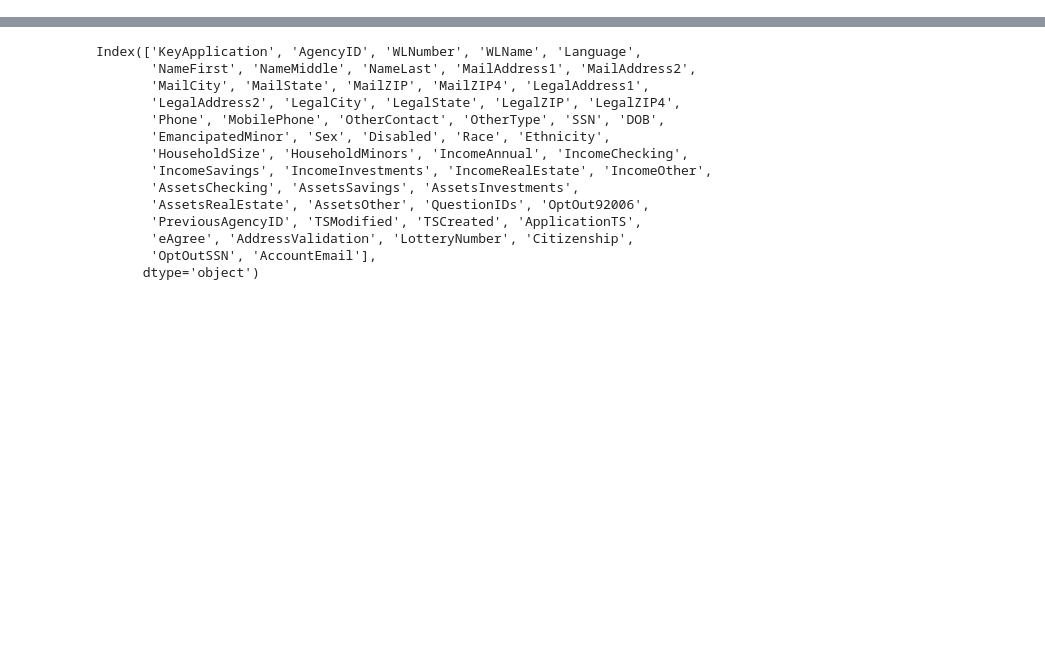
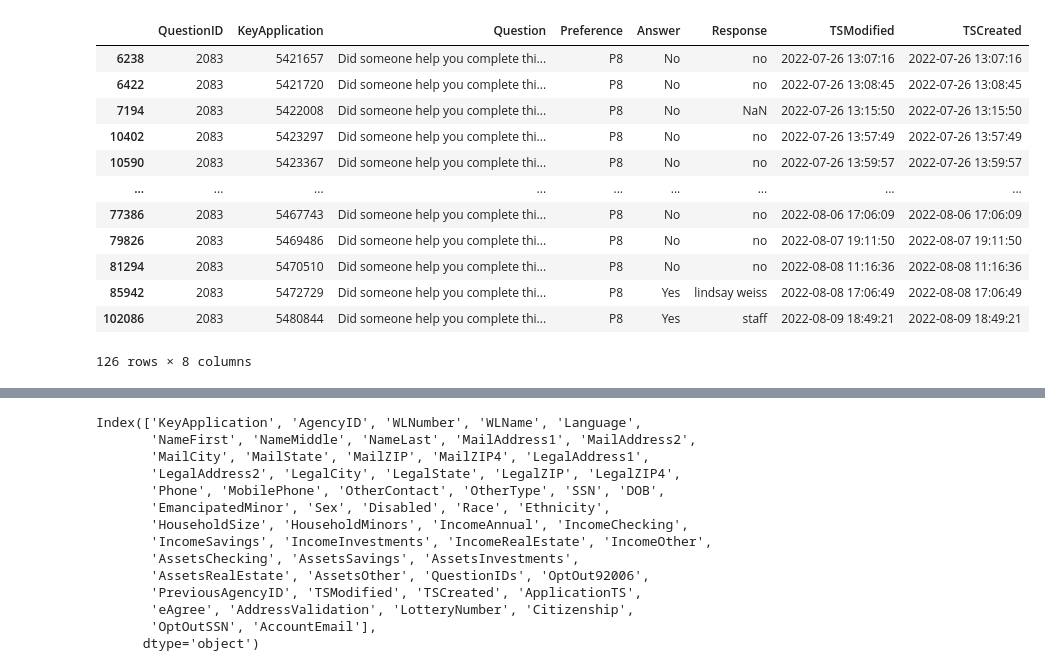
Before and after one commit to dongmeic/LCOG_support, a Jupyter notebook: Lane/HomesforGood.ipynb, the cells around one changed output, grey strips where cells are left out. Drawn from its saved outputs; the diff is of its cells as text; code cells hidden in the pictures; blank space fills up the shorter version.

```diff
--- a/Lane/HomesforGood.ipynb
+++ b/Lane/HomesforGood.ipynb
@@ -5,0 +153,16 @@ from hfgtools import *
+# %%
+aqh[(aqh.KeyApplication.isin(aqh[aqh.Response == 'no'].KeyApplication.unique())) & (aqh.Preference=='P8')]
+# %% [output]
+|  | QuestionID | KeyApplication | Question | Preference | Answer | Response | TSModified | TSCreated |
+| 6238 | 2083 | 5421657 | Did someone help you complete thi... | P8 | No | no | 2022-07-26 13:07:16 | 2022-07-26 13:07:16 |
+| 6422 | 2083 | 5421720 | Did someone help you complete thi... | P8 | No | no | 2022-07-26 13:08:45 | 2022-07-26 13:08:45 |
+| 7194 | 2083 | 5422008 | Did someone help you complete thi... | P8 | No | NaN | 2022-07-26 13:15:50 | 2022-07-26 13:15:50 |
+| 10402 | 2083 | 5423297 | Did someone help you complete thi... | P8 | No | no | 2022-07-26 13:57:49 | 2022-07-26 13:57:49 |
+| 10590 | 2083 | 5423367 | Did someone help you complete thi... | P8 | No | no | 2022-07-26 13:59:57 | 2022-07-26 13:59:57 |
+| ... | ... | ... | ... | ... | ... | ... | ... | ... |
+| 77386 | 2083 | 5467743 | Did someone help you complete thi... | P8 | No | no | 2022-08-06 17:06:09 | 2022-08-06 17:06:09 |
+| 79826 | 2083 | 5469486 | Did someone help you complete thi... | P8 | No | no | 2022-08-07 19:11:50 | 2022-08-07 19:11:50 |
+| 81294 | 2083 | 5470510 | Did someone help you complete thi... | P8 | No | no | 2022-08-08 11:16:36 | 2022-08-08 11:16:36 |
+| 85942 | 2083 | 5472729 | Did someone help you complete thi... | P8 | Yes | lindsay weiss | 2022-08-08 17:06:49 | 2022-08-08 17:06:49 |
+| 102086 | 2083 | 5480844 | Did someone help you complete thi... | P8 | Yes | staff | 2022-08-09 18:49:21 | 2022-08-09 18:49:21 |
+126 rows × 8 columns
```
Also changed, not shown: parts of 33 cells of this notebook, 1 other file.
